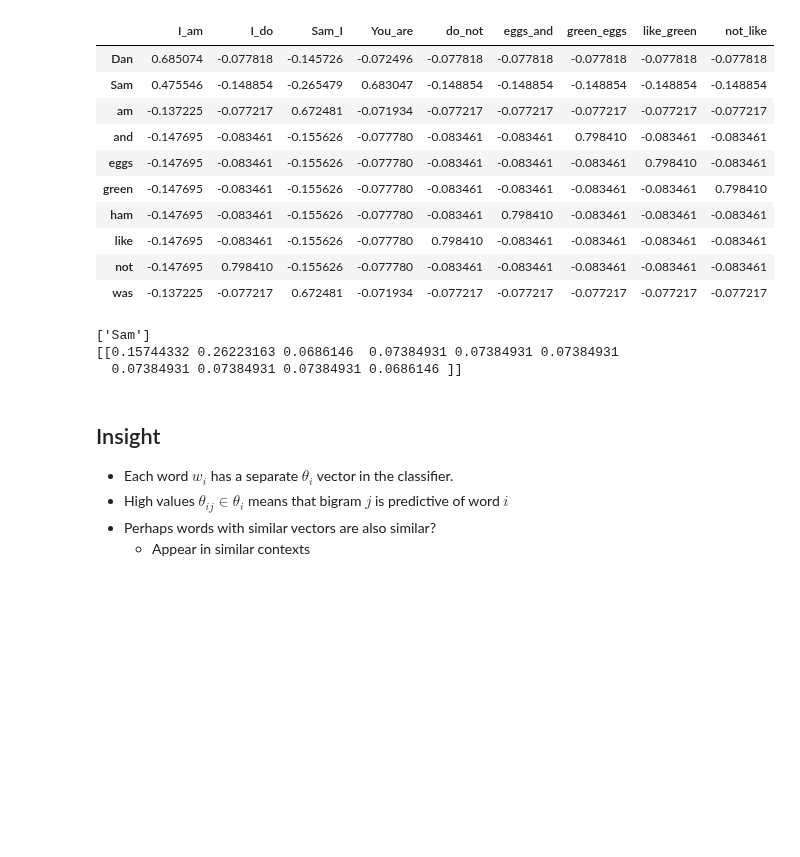
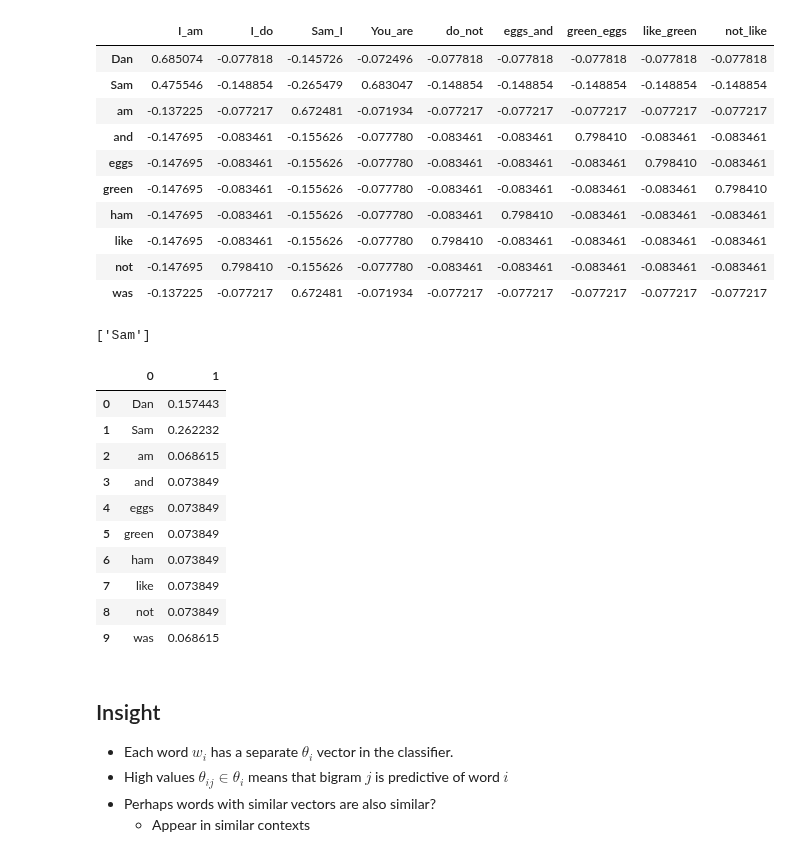
Before and after one commit to tulane-cmps6730/main, a Jupyter notebook: lec/language_models/word_rep.ipynb, the cells around one changed output. Cells and saved outputs as stored; diff of their text form; code cells hidden in the pictures; blank space fills up the shorter version.

```diff
--- a/lec/language_models/word_rep.ipynb
+++ b/lec/language_models/word_rep.ipynb
@@ -196,12 +196,22 @@ df
 # %%
 # Can now use the classifier to predict the next word,
 # given the previous words.
-print(clf.predict(vec.transform({'I_am': 1})))
-print(clf.predict_proba(vec.transform({'I_am': 1})))
+i_am = vec.transform({'I_am': 1})
+print(clf.predict(i_am))
+display(pd.DataFrame(zip(clf.classes_, clf.predict_proba(i_am)[0])))
 # %% [output]
 ['Sam']
-[[0.15744332 0.26223163 0.0686146  0.07384931 0.07384931 0.07384931
-  0.07384931 0.07384931 0.07384931 0.0686146 ]]
+|  | 0 | 1 |
+| 0 | Dan | 0.157443 |
+| 1 | Sam | 0.262232 |
+| 2 | am | 0.068615 |
+| 3 | and | 0.073849 |
+| 4 | eggs | 0.073849 |
+| 5 | green | 0.073849 |
+| 6 | ham | 0.073849 |
+| 7 | like | 0.073849 |
+| 8 | not | 0.073849 |
+| 9 | was | 0.068615 |
 # %% [markdown]
 ## Insight
 
```
Also changed, not shown: parts of 15 cells of this notebook, 2 other files.
